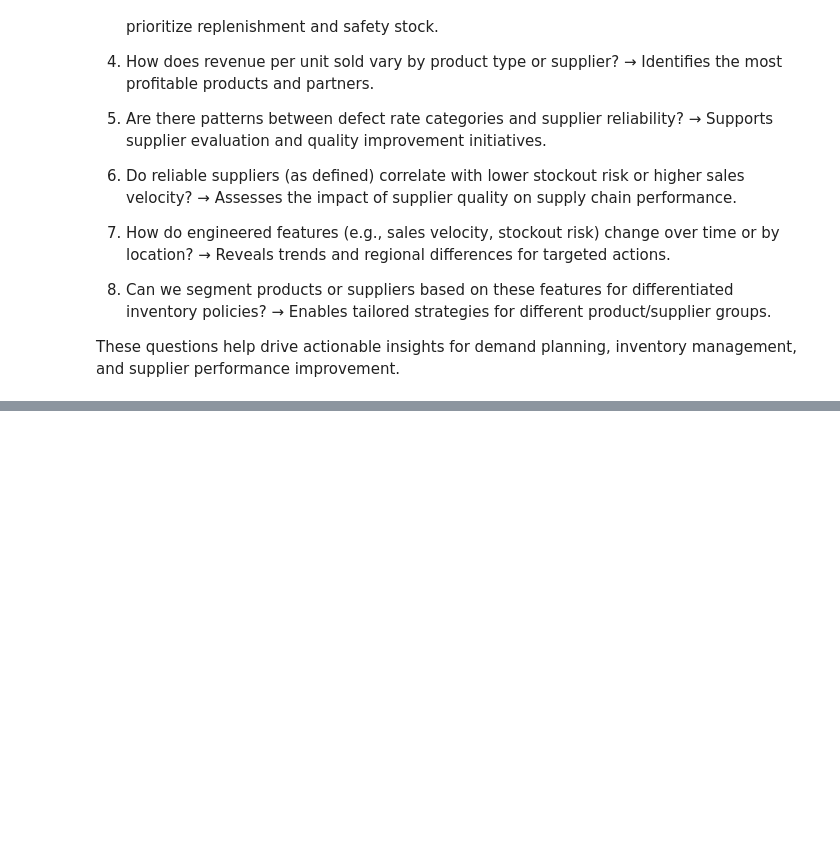
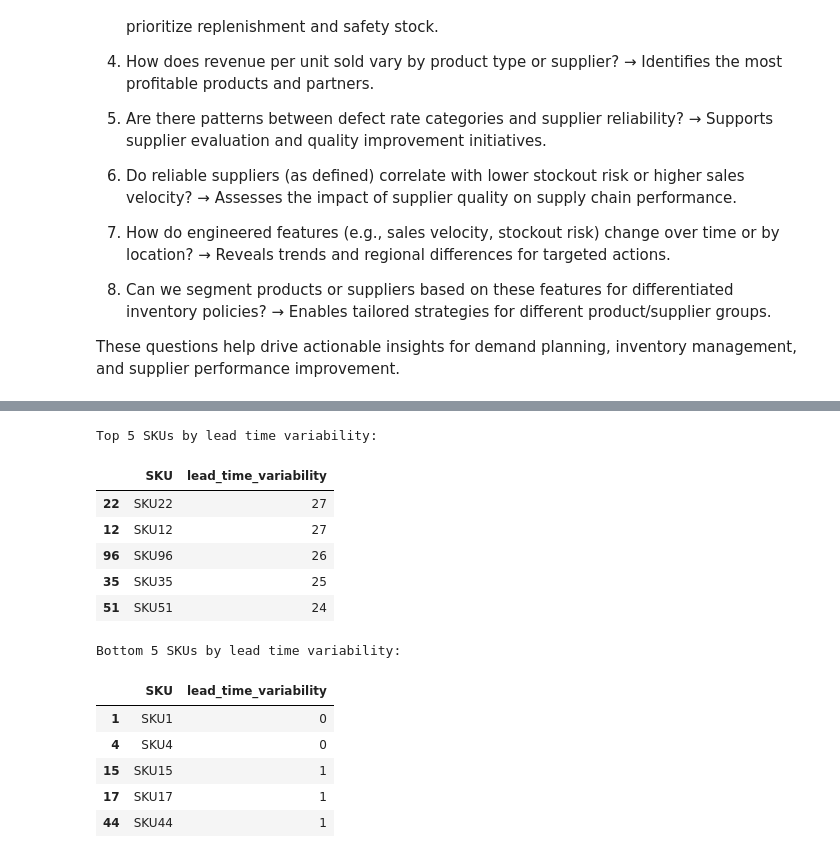
Before and after one commit to MarcHumet/supply_chain_DS, a Jupyter notebook: kaggle_supply_chain_dataSet/Fashion&Beauty_supply_chain_dataset_feature_engineering.ipynb, the cells around one changed output, grey strips where cells are left out. Cells and saved outputs as stored; diff of their text form; code cells hidden in the pictures; blank space fills up the shorter version.

```diff
--- a/kaggle_supply_chain_dataSet/Fashion&Beauty_supply_chain_dataset_feature_engineering.ipynb
+++ b/kaggle_supply_chain_dataSet/Fashion&Beauty_supply_chain_dataset_feature_engineering.ipynb
@@ -178,0 +231,25 @@ These questions help drive actionable insights for demand planning, inventory ma
+# %%
+# Business Question 2: Are there SKUs or suppliers with high lead time variability?
+
+# Top 5 SKUs by lead time variability
+print("Top 5 SKUs by lead time variability:")
+display(df[['SKU', 'lead_time_variability']].sort_values(by='lead_time_variability', ascending=False).head())
+
+# Bottom 5 SKUs by lead time variability
+print("Bottom 5 SKUs by lead time variability:")
+display(df[['SKU', 'lead_time_variability']].sort_values(by='lead_time_variability', ascending=True).head())
+# %% [output]
+Top 5 SKUs by lead time variability:
+|  | SKU | lead_time_variability |
+| 22 | SKU22 | 27 |
+| 12 | SKU12 | 27 |
+| 96 | SKU96 | 26 |
+| 35 | SKU35 | 25 |
+| 51 | SKU51 | 24 |
+Bottom 5 SKUs by lead time variability:
+|  | SKU | lead_time_variability |
+| 1 | SKU1 | 0 |
+| 4 | SKU4 | 0 |
+| 15 | SKU15 | 1 |
+| 17 | SKU17 | 1 |
+| 44 | SKU44 | 1 |
```
Also changed, not shown: parts of 4 cells of this notebook, 12 other files.
